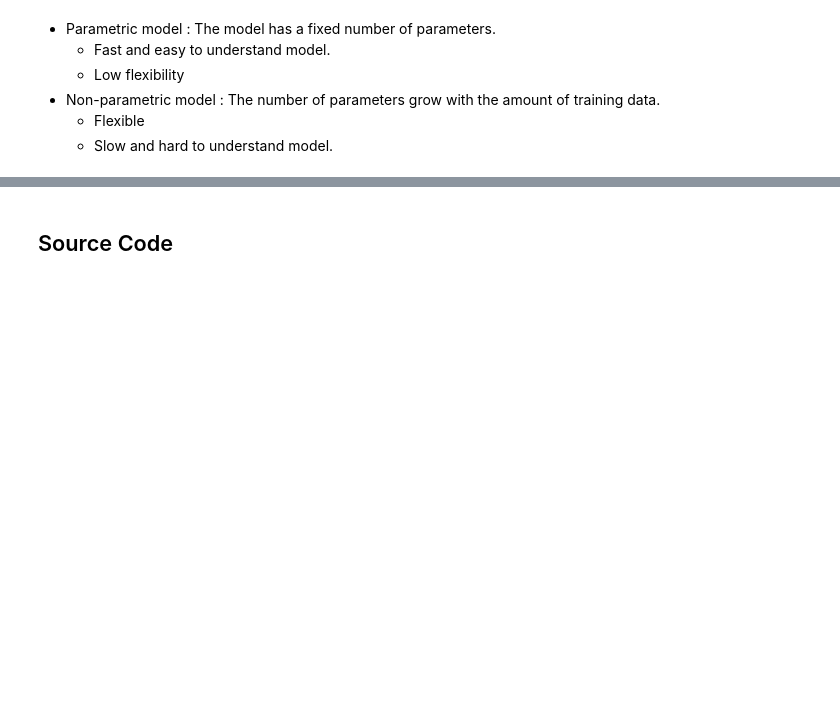
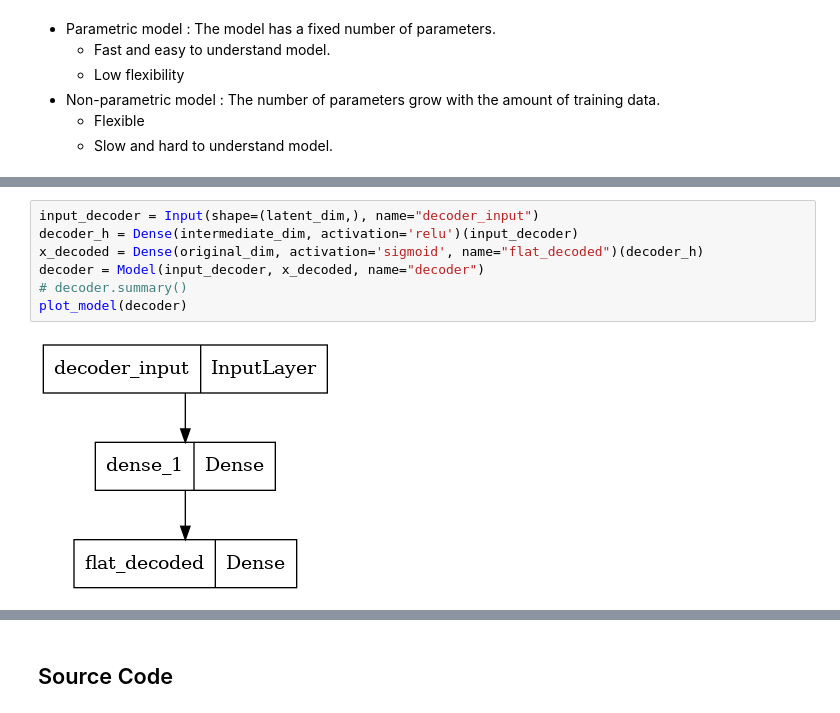
Before and after one commit to drmoon-1st/Paper-Review, a Jupyter notebook: Generative Adversarial Nets/Generative Adversarial Nets.ipynb, the cells around one changed output, grey strips where cells are left out. Drawn from its saved outputs; the diff is of its cells as text; blank space fills up the shorter version.

```diff
--- a/Generative Adversarial Nets/Generative Adversarial Nets.ipynb
+++ b/Generative Adversarial Nets/Generative Adversarial Nets.ipynb
@@ -54,0 +109,9 @@
+# %%
+input_decoder = Input(shape=(latent_dim,), name="decoder_input")
+decoder_h = Dense(intermediate_dim, activation='relu')(input_decoder)
+x_decoded = Dense(original_dim, activation='sigmoid', name="flat_decoded")(decoder_h)
+decoder = Model(input_decoder, x_decoded, name="decoder")
+# decoder.summary()
+plot_model(decoder)
+# %% [output]
+[figure, added]
```
Also changed, not shown: parts of 12 cells of this notebook.
